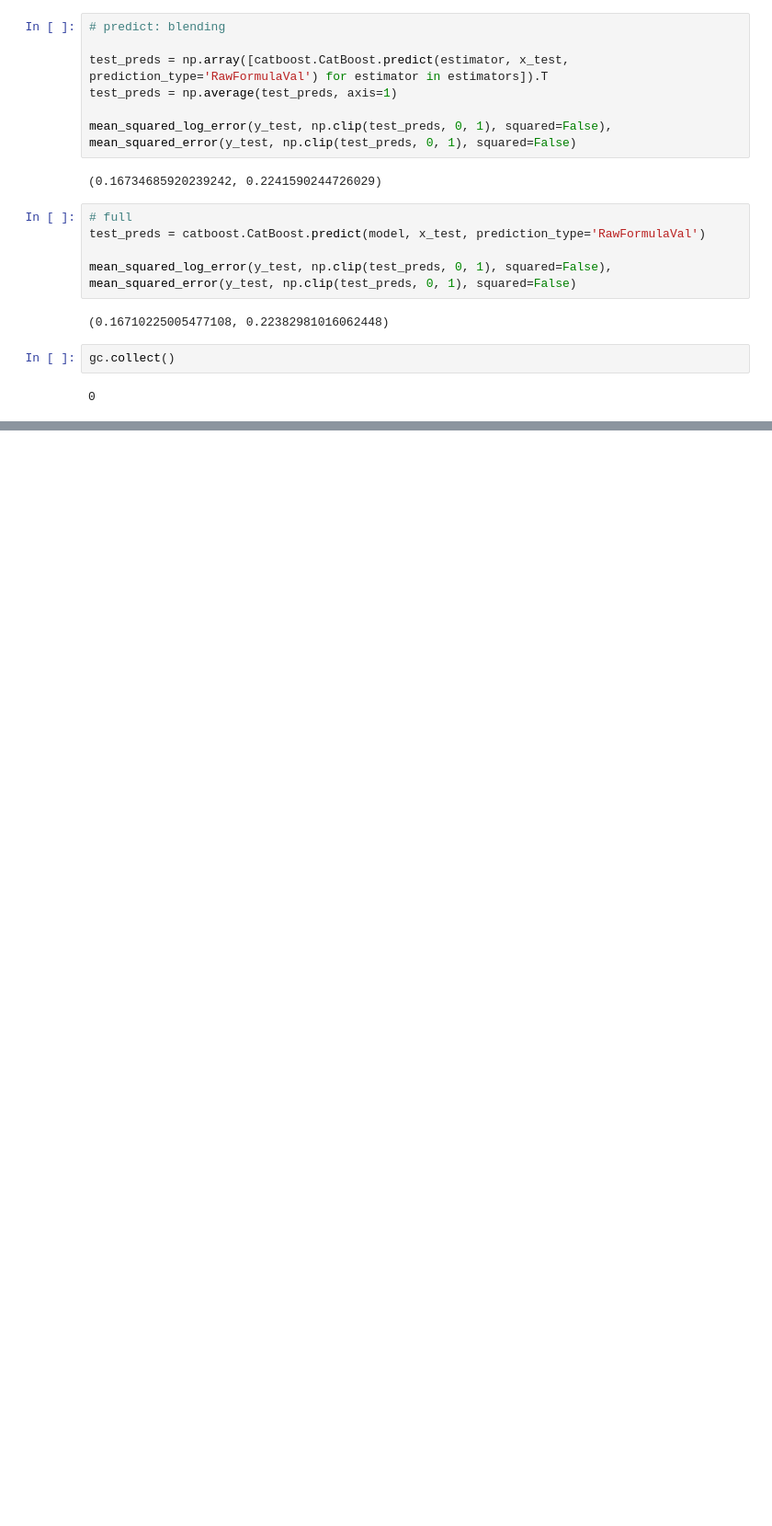
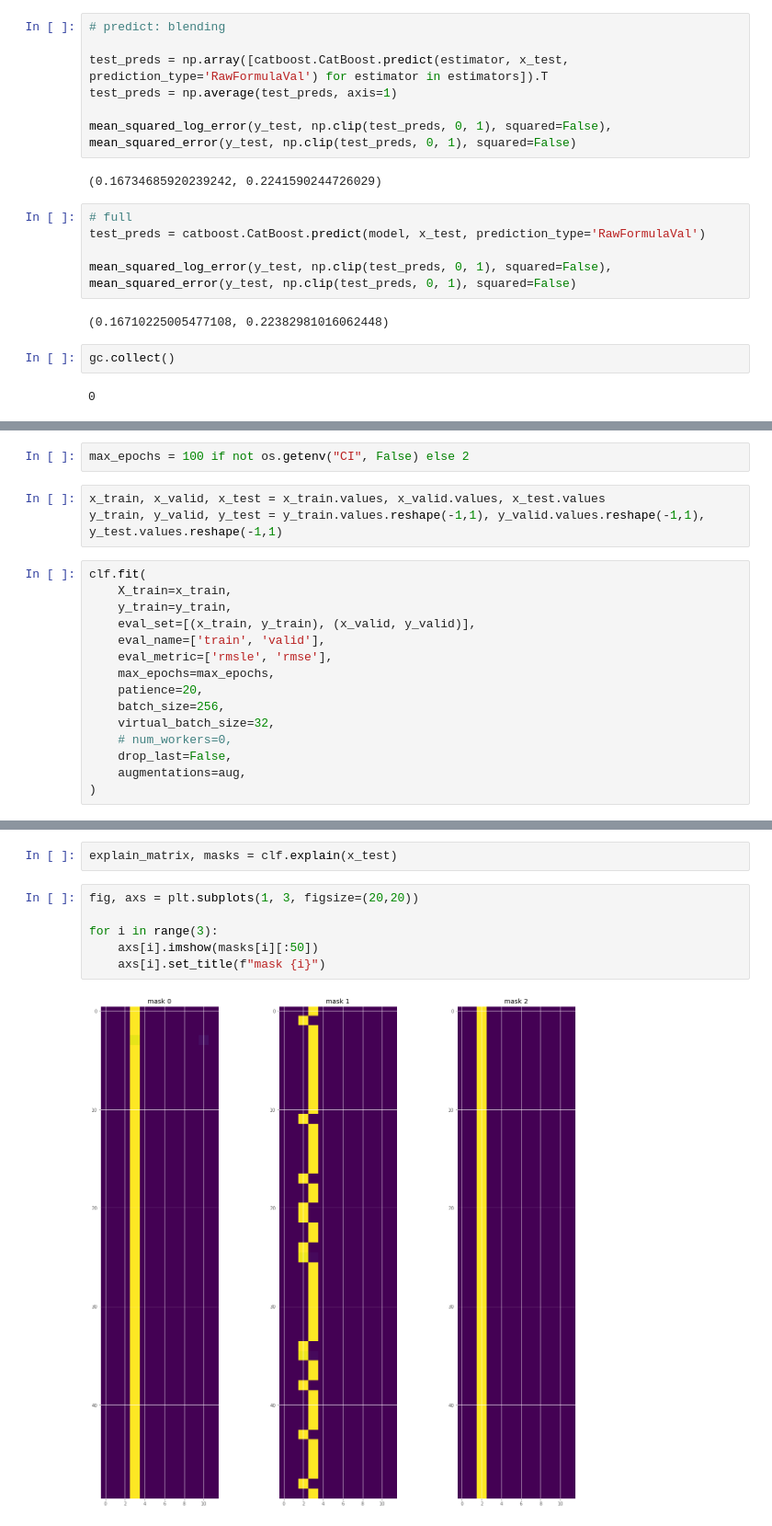
Before and after one commit to pankratozzi/ML_pet_projects, a Jupyter notebook: classification/AVITO_demand_in_progress.ipynb, the cells around one changed output, grey strips where cells are left out. Shown at 92% size. Cells and saved outputs as stored; diff of their text form; blank space fills up the shorter version.

```diff
--- a/classification/AVITO_demand_in_progress.ipynb
+++ b/classification/AVITO_demand_in_progress.ipynb
@@ -1426,0 +1482,20 @@ gc.collect()
+# %%
+max_epochs = 100 if not os.getenv("CI", False) else 2
+# %%
+x_train, x_valid, x_test = x_train.values, x_valid.values, x_test.values
+y_train, y_valid, y_test = y_train.values.reshape(-1,1), y_valid.values.reshape(-1,1), y_test.values.reshape(-1,1)
+# %%
+clf.fit(
+    X_train=x_train,
+    y_train=y_train,
+    eval_set=[(x_train, y_train), (x_valid, y_valid)],
+    eval_name=['train', 'valid'],
+    eval_metric=['rmsle', 'rmse'],
+    max_epochs=max_epochs,
+    patience=20,
+    batch_size=256,
+    virtual_batch_size=32,
+    # num_workers=0,
+    drop_last=False,
+    augmentations=aug,
+)
@@ -1426,0 +1519,10 @@ gc.collect()
+# %%
+explain_matrix, masks = clf.explain(x_test)
+# %%
+fig, axs = plt.subplots(1, 3, figsize=(20,20))
+
+for i in range(3):
+    axs[i].imshow(masks[i][:50])
+    axs[i].set_title(f"mask {i}")
+# %% [output]
+[figure, added]
```
Also changed, not shown: parts of 15 cells of this notebook.
